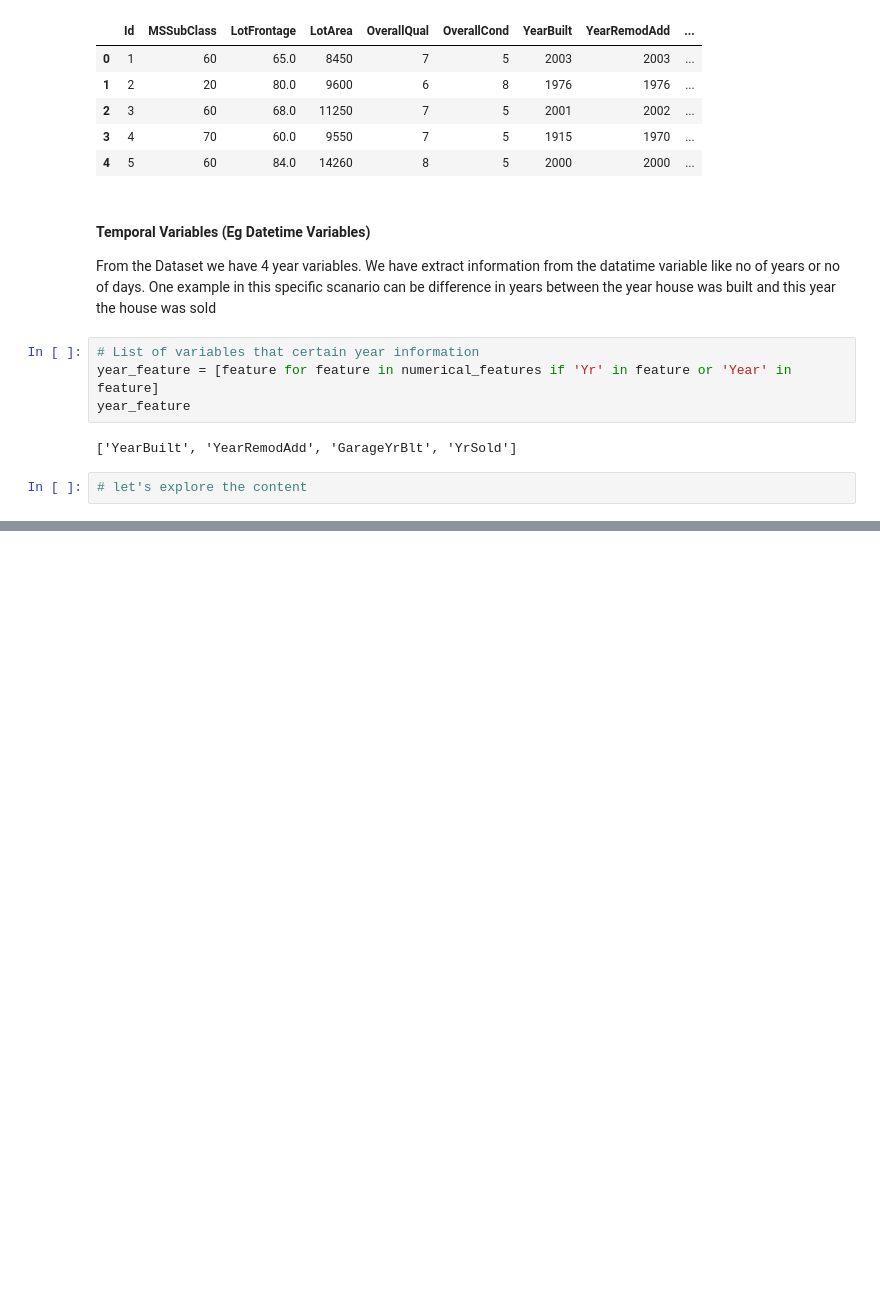
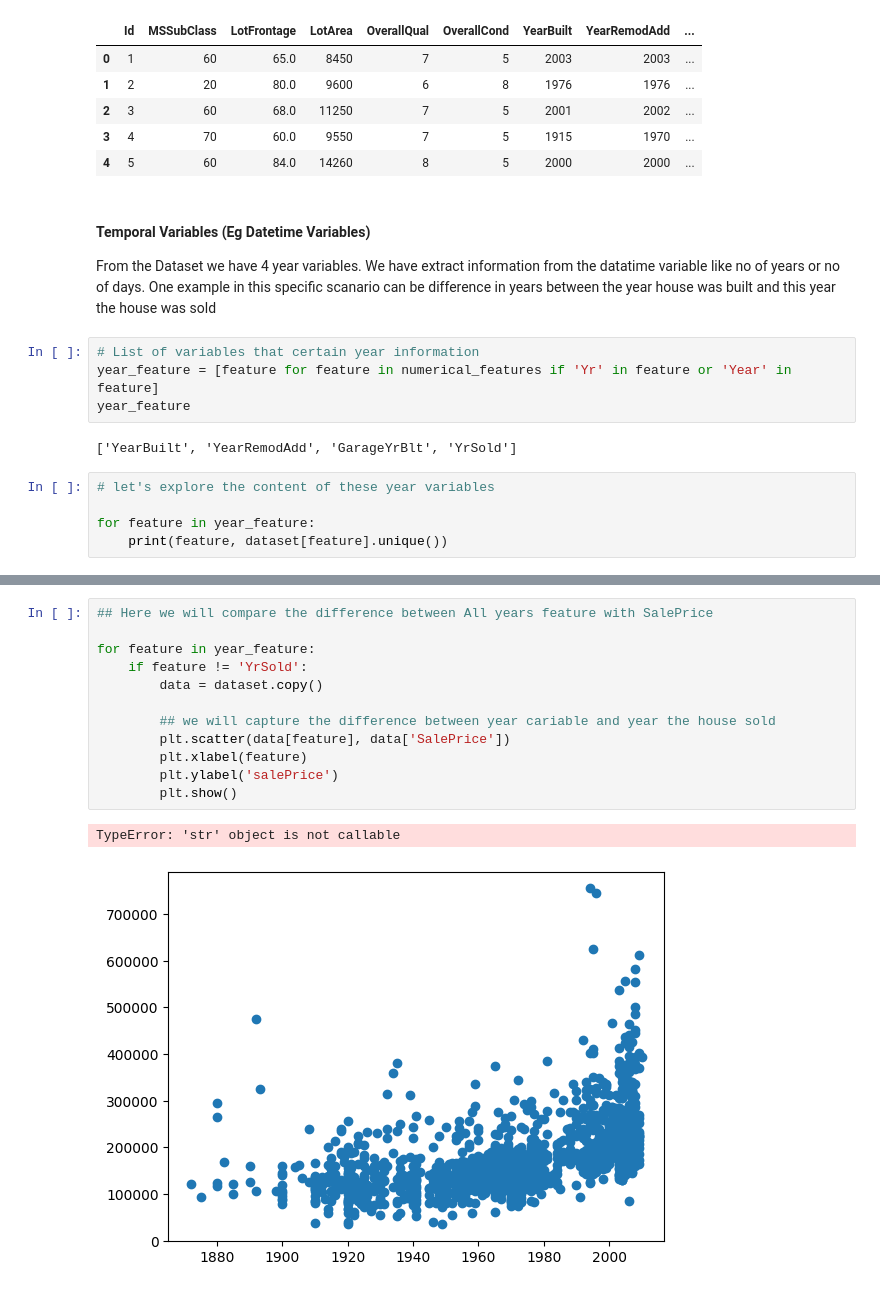
Before and after one commit to pankaj7322/Advanced-House-price-prediction, a Jupyter notebook: House_Price_prediction.ipynb, the cells around one changed output, grey strips where cells are left out. Saved outputs shown, nothing was run; the diff lists cells and outputs as text; blank space fills up the shorter version.

```diff
--- a/House_Price_prediction.ipynb
+++ b/House_Price_prediction.ipynb
@@ -147,4 +136,7 @@ year_feature
 # %% [output]
 ['YearBuilt', 'YearRemodAdd', 'GarageYrBlt', 'YrSold']
 # %%
-# let's explore the content
+# let's explore the content of these year variables
+
+for feature in year_feature:
+    print(feature, dataset[feature].unique())
@@ -150,0 +176,15 @@ year_feature
+# %%
+## Here we will compare the difference between All years feature with SalePrice
+
+for feature in year_feature:
+    if feature != 'YrSold':
+        data = dataset.copy()
+
+        ## we will capture the difference between year cariable and year the house sold
+        plt.scatter(data[feature], data['SalePrice'])
+        plt.xlabel(feature)
+        plt.ylabel('salePrice')
+        plt.show()
+# %% [output]
+TypeError: 'str' object is not callable
+[figure, added]
```
Also changed, not shown: parts of 4 cells of this notebook.
